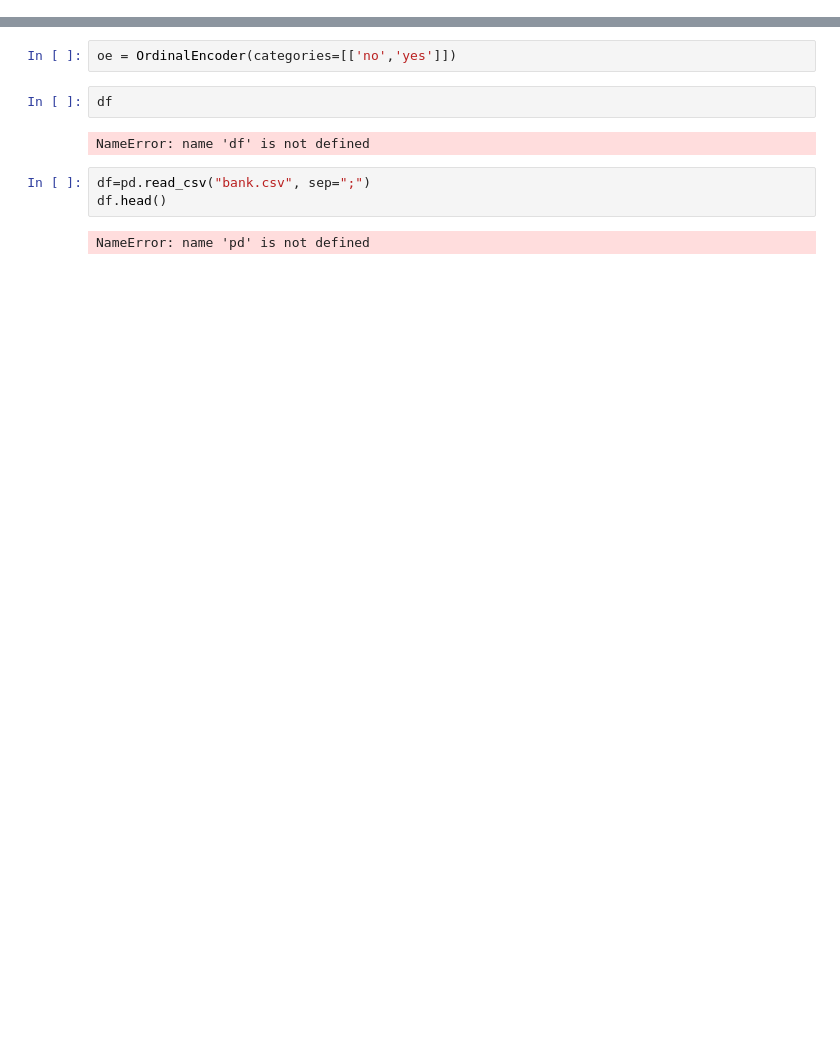
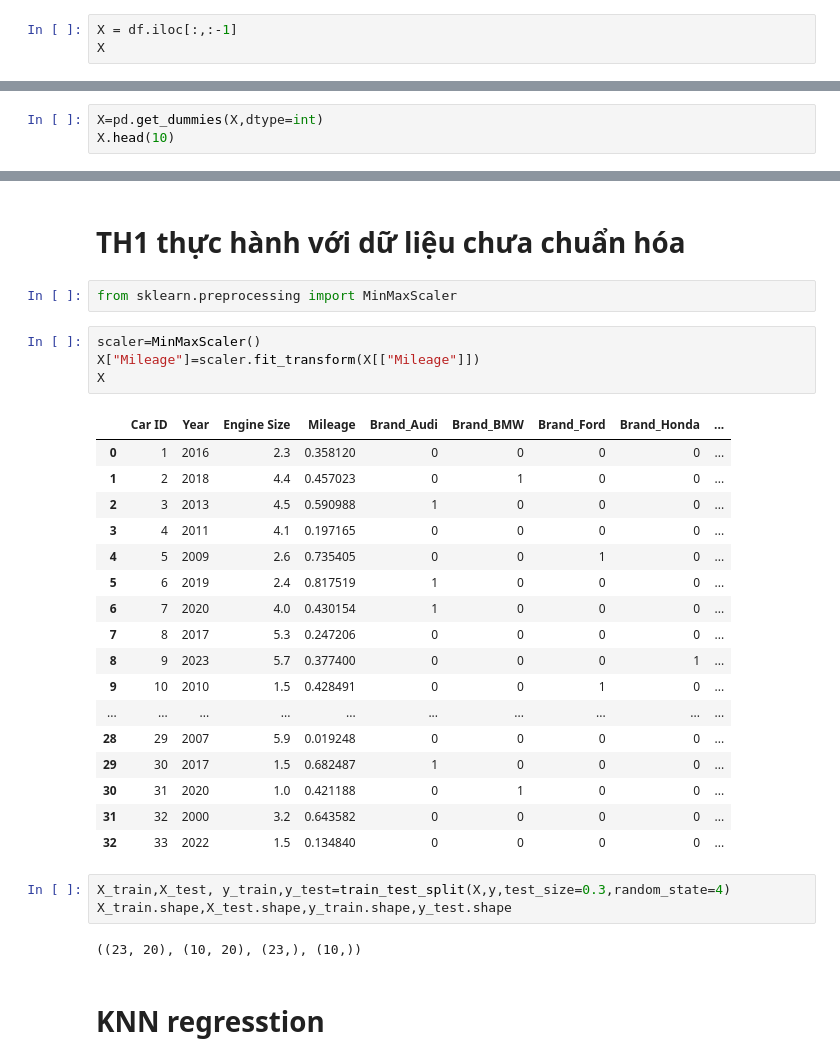
Before and after one commit to minhnguyen11223344/minhnguyen11223344, a Jupyter notebook: NguyenQuangMinh_671667/NguyenQuangMinh_671667.ipynb, the cells around one changed output, grey strips where cells are left out. Cells and saved outputs as stored; diff of their text form; blank space fills up the shorter version.

```diff
--- a/NguyenQuangMinh_671667/NguyenQuangMinh_671667.ipynb
+++ b/NguyenQuangMinh_671667/NguyenQuangMinh_671667.ipynb
@@ -55,0 +59,3 @@ df
+# %%
+X = df.iloc[:,:-1]
+X
@@ -55,0 +103,3 @@ df
+# %%
+X=pd.get_dummies(X,dtype=int)
+X.head(10)
@@ -360,11 +137,33 @@ Name: default, dtype: int64
-# %%
-oe = OrdinalEncoder(categories=[['no','yes']])
-# %%
-df
-# %% [output]
-NameError: name 'df' is not defined
-# %%
-df=pd.read_csv("bank.csv", sep=";")
-df.head()
-# %% [output]
-NameError: name 'pd' is not defined
+# %% [markdown]
+# TH1 thực hành với dữ liệu chưa chuẩn hóa
+# %%
+from sklearn.preprocessing import MinMaxScaler
+# %%
+scaler=MinMaxScaler()
+X["Mileage"]=scaler.fit_transform(X[["Mileage"]])
+X
+# %% [output]
+|  | Car ID | Year | Engine Size | Mileage | Brand_Audi | Brand_BMW | Brand_Ford | Brand_Honda | ... |
+| 0 | 1 | 2016 | 2.3 | 0.358120 | 0 | 0 | 0 | 0 | ... |
+| 1 | 2 | 2018 | 4.4 | 0.457023 | 0 | 1 | 0 | 0 | ... |
+| 2 | 3 | 2013 | 4.5 | 0.590988 | 1 | 0 | 0 | 0 | ... |
+| 3 | 4 | 2011 | 4.1 | 0.197165 | 0 | 0 | 0 | 0 | ... |
+| 4 | 5 | 2009 | 2.6 | 0.735405 | 0 | 0 | 1 | 0 | ... |
+| 5 | 6 | 2019 | 2.4 | 0.817519 | 1 | 0 | 0 | 0 | ... |
+| 6 | 7 | 2020 | 4.0 | 0.430154 | 1 | 0 | 0 | 0 | ... |
+| 7 | 8 | 2017 | 5.3 | 0.247206 | 0 | 0 | 0 | 0 | ... |
+| 8 | 9 | 2023 | 5.7 | 0.377400 | 0 | 0 | 0 | 1 | ... |
+| 9 | 10 | 2010 | 1.5 | 0.428491 | 0 | 0 | 1 | 0 | ... |
+| ... | ... | ... | ... | ... | ... | ... | ... | ... | ... |
+| 28 | 29 | 2007 | 5.9 | 0.019248 | 0 | 0 | 0 | 0 | ... |
+| 29 | 30 | 2017 | 1.5 | 0.682487 | 1 | 0 | 0 | 0 | ... |
+| 30 | 31 | 2020 | 1.0 | 0.421188 | 0 | 1 | 0 | 0 | ... |
+| 31 | 32 | 2000 | 3.2 | 0.643582 | 0 | 0 | 0 | 0 | ... |
+| 32 | 33 | 2022 | 1.5 | 0.134840 | 0 | 0 | 0 | 0 | ... |
+# %%
+X_train,X_test, y_train,y_test=train_test_split(X,y,test_size=0.3,random_state=4)
+X_train.shape,X_test.shape,y_train.shape,y_test.shape
+# %% [output]
+((23, 20), (10, 20), (23,), (10,))
+# %% [markdown]
+# KNN regresstion
```
Also changed, not shown: parts of 50 cells of this notebook, 2 other files.
